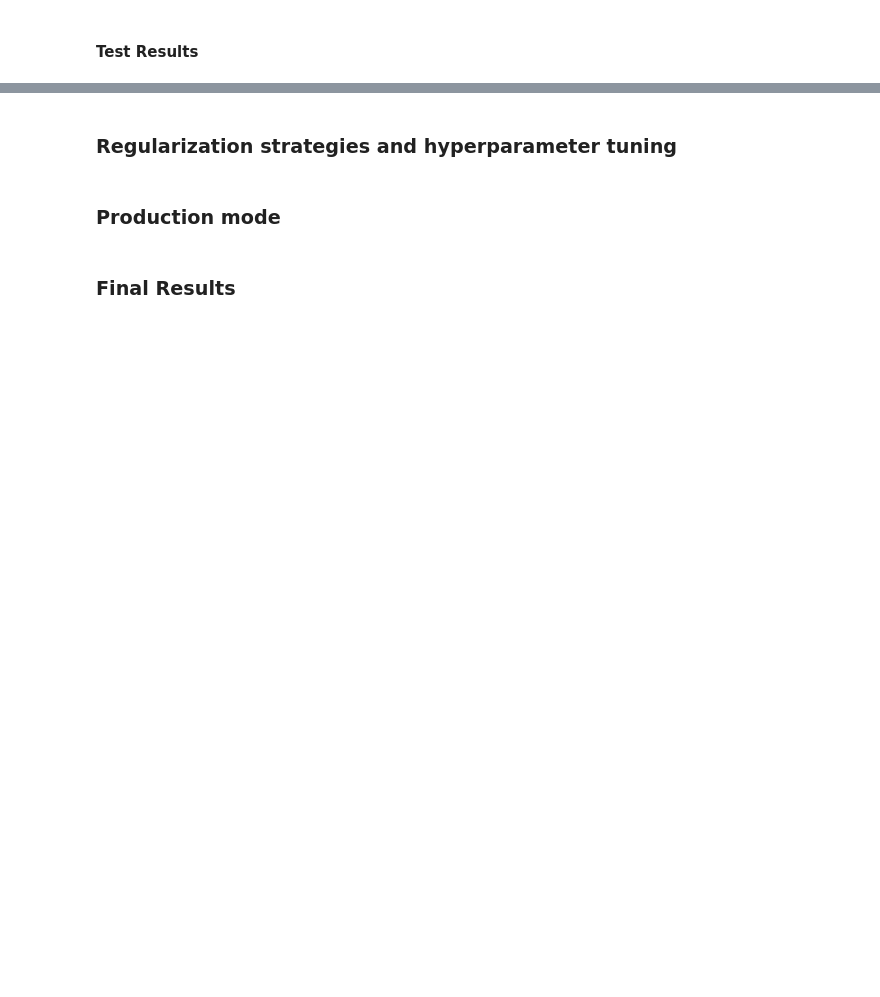
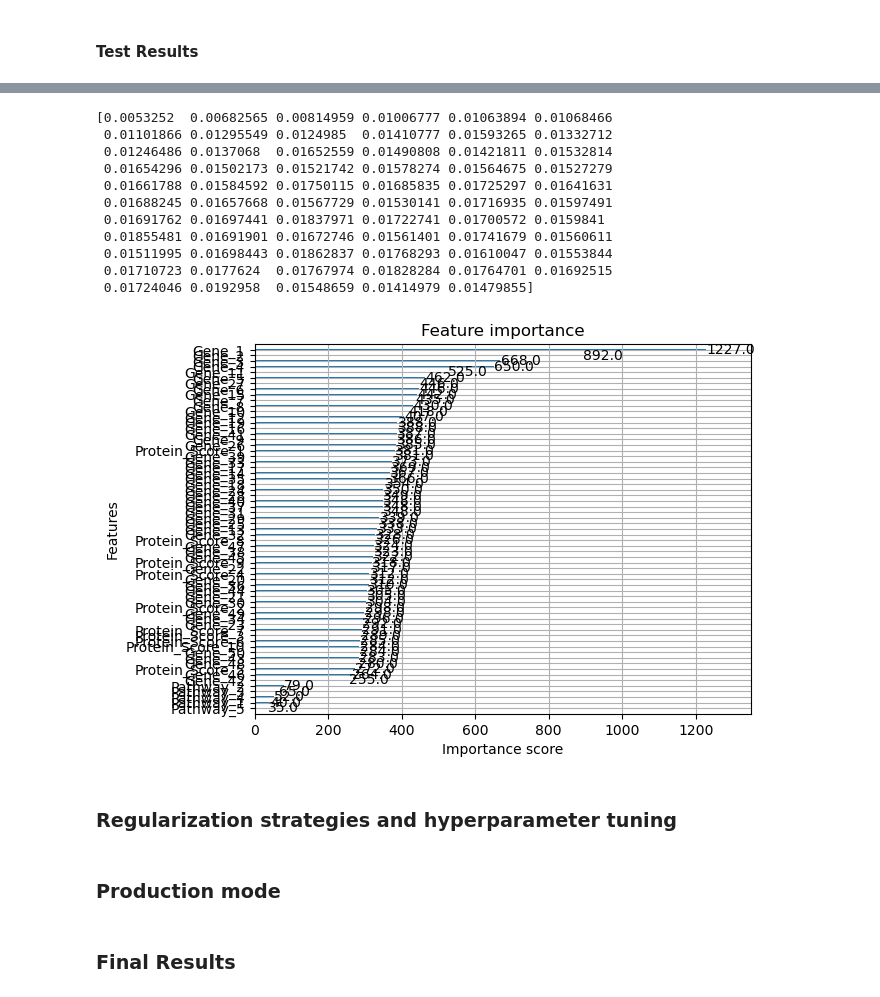
Before and after one commit to riannacampbell/drug_response_project, a Jupyter notebook: rianna_models.ipynb, the cells around one changed output, grey strips where cells are left out. Drawn from its saved outputs; the diff is of its cells as text; code cells hidden in the pictures; blank space fills up the shorter version.

```diff
--- a/rianna_models.ipynb
+++ b/rianna_models.ipynb
@@ -170,3 +157,21 @@ Average Test R²: -0.0003 ± 0.0006
+# %%
+feat_imps = xgb_model.feature_importances_
+print(feat_imps)
+xgboost.plot_importance(xgb_model)
+plt.show()
+# %% [output]
+[0.0053252  0.00682565 0.00814959 0.01006777 0.01063894 0.01068466
+ 0.01101866 0.01295549 0.0124985  0.01410777 0.01593265 0.01332712
+ 0.01246486 0.0137068  0.01652559 0.01490808 0.01421811 0.01532814
+ 0.01654296 0.01502173 0.01521742 0.01578274 0.01564675 0.01527279
+ 0.01661788 0.01584592 0.01750115 0.01685835 0.01725297 0.01641631
+ 0.01688245 0.01657668 0.01567729 0.01530141 0.01716935 0.01597491
+ 0.01691762 0.01697441 0.01837971 0.01722741 0.01700572 0.0159841
+ 0.01855481 0.01691901 0.01672746 0.01561401 0.01741679 0.01560611
+ 0.01511995 0.01698443 0.01862837 0.01768293 0.01610047 0.01553844
+ 0.01710723 0.0177624  0.01767974 0.01828284 0.01764701 0.01692515
+ 0.01724046 0.0192958  0.01548659 0.01414979 0.01479855]
+[figure, added]
 # %% [markdown]
 ### Regularization strategies and hyperparameter tuning
 # %%
```
Also changed, not shown: parts of 5 cells of this notebook, 1 other file.
